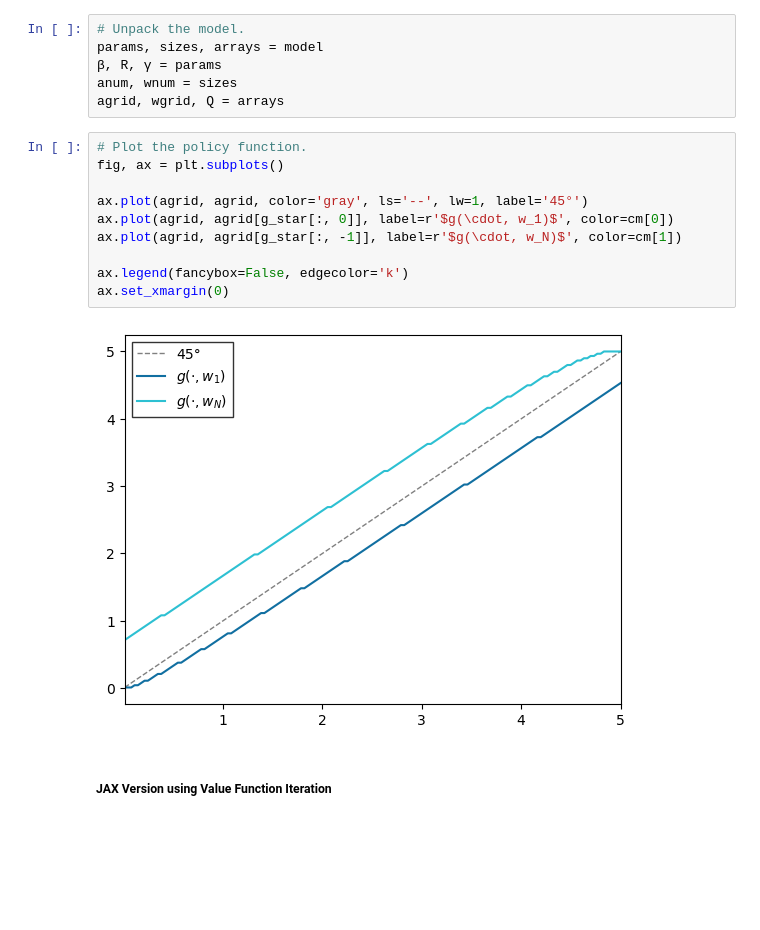
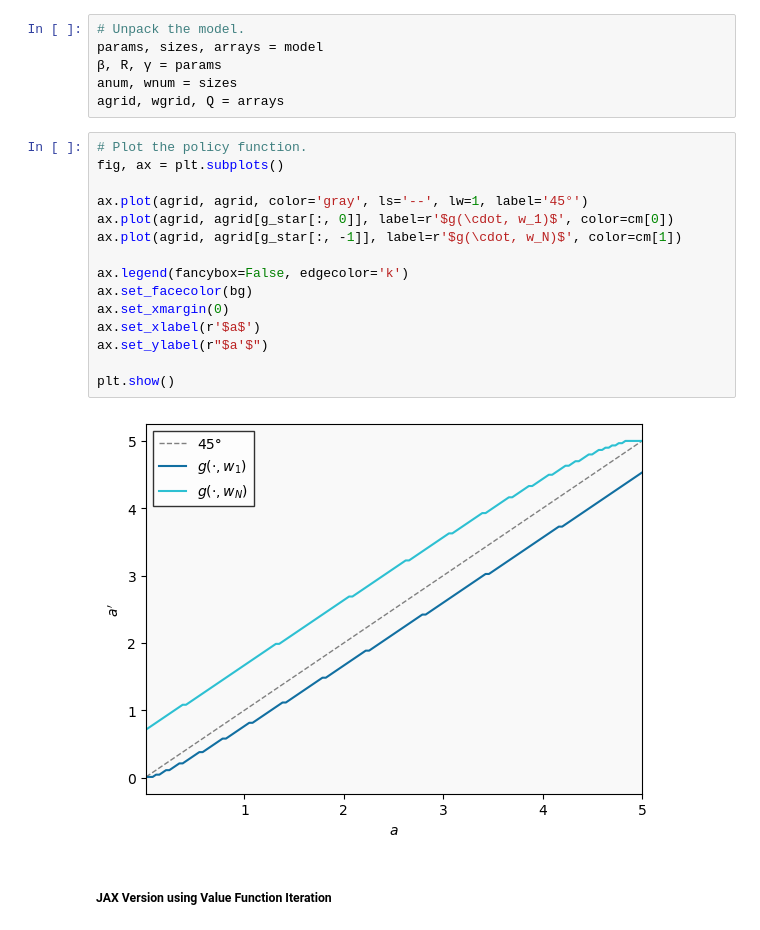
Before and after one commit to sehoxjeong/macroeconomics, a Jupyter notebook: codes/consumption-smoothing/consumption_smoothing.ipynb, the cells around one changed output. Saved outputs shown, nothing was run; the diff lists cells and outputs as text; blank space fills up the shorter version.

```diff
--- a/codes/consumption-smoothing/consumption_smoothing.ipynb
+++ b/codes/consumption-smoothing/consumption_smoothing.ipynb
@@ -210,14 +211,19 @@ agrid, wgrid, Q = arrays
 # %%
 # Plot the policy function.
 fig, ax = plt.subplots()
 
 ax.plot(agrid, agrid, color='gray', ls='--', lw=1, label='45°')
 ax.plot(agrid, agrid[g_star[:, 0]], label=r'$g(\cdot, w_1)$', color=cm[0])
 ax.plot(agrid, agrid[g_star[:, -1]], label=r'$g(\cdot, w_N)$', color=cm[1])
 
 ax.legend(fancybox=False, edgecolor='k')
+ax.set_facecolor(bg)
 ax.set_xmargin(0)
+ax.set_xlabel(r'$a$')
+ax.set_ylabel(r"$a'$")
+
+plt.show()
 # %% [output]
-[figure, old version]
+[figure, new version]
 # %% [markdown]
 ##### JAX Version using Value Function Iteration
```
Also changed, not shown: parts of 11 cells of this notebook.
